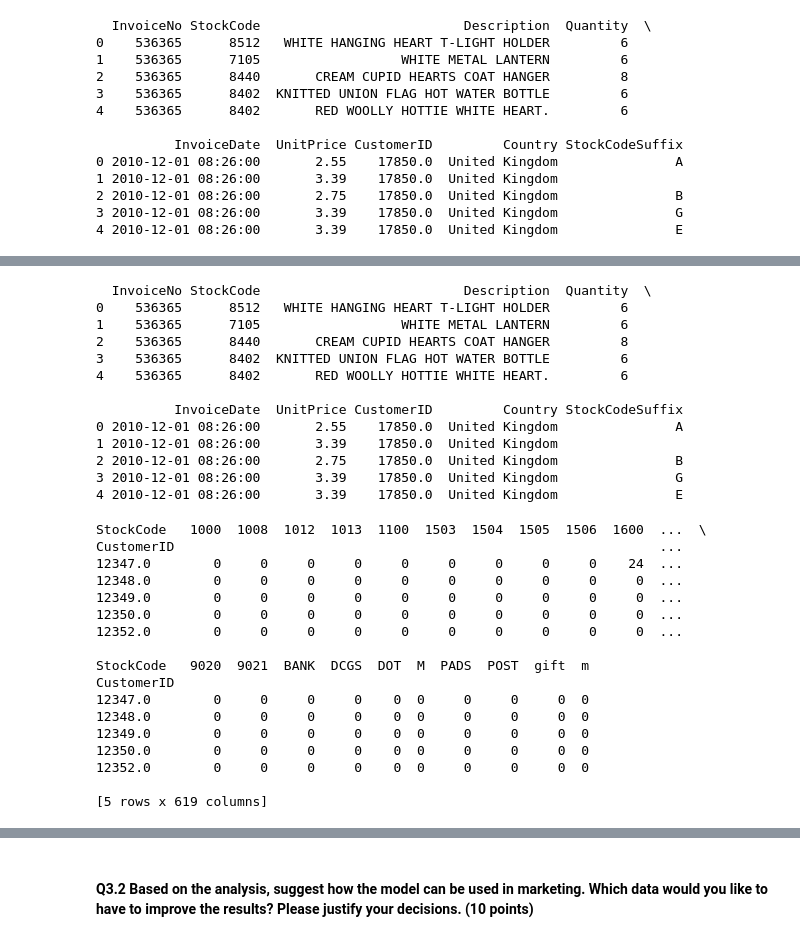
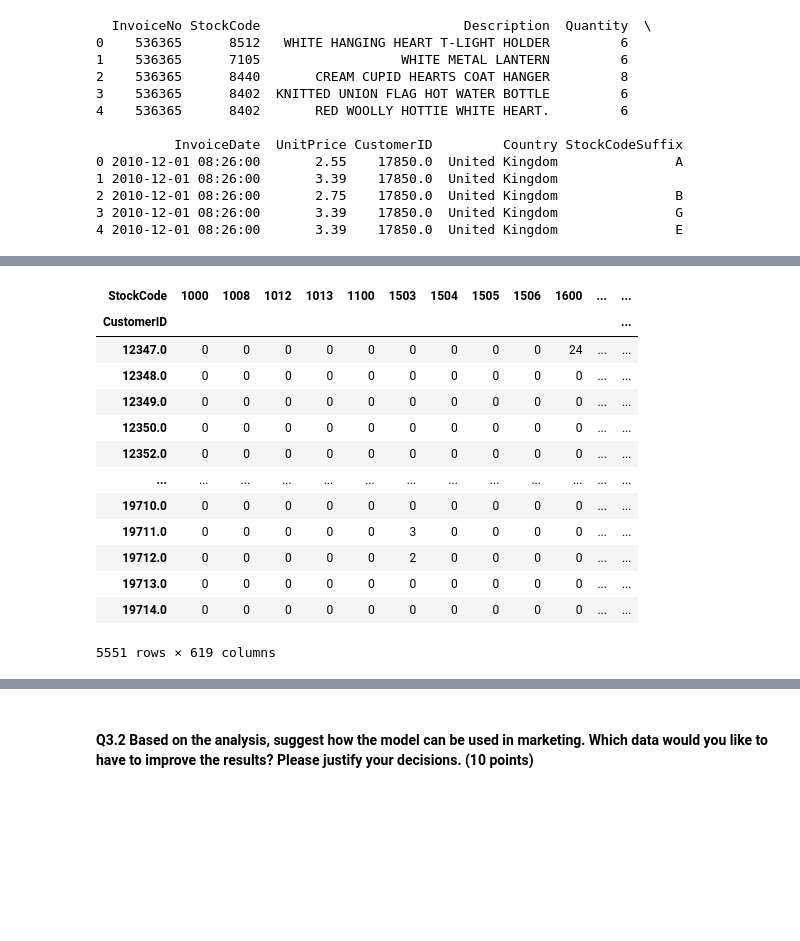
Before and after one commit to xxashwoodxx/Retail, a Jupyter notebook: Assignment 2 FarTrend.ipynb, the cells around one changed output, grey strips where cells are left out. Saved outputs shown, nothing was run; the diff lists cells and outputs as text; code cells hidden in the pictures; blank space fills up the shorter version.

```diff
--- a/Assignment 2 FarTrend.ipynb
+++ b/Assignment 2 FarTrend.ipynb
@@ -1522,45 +1533,24 @@ print(eda_final.head())
 # %%
 recommendation_1 = eda_final.copy()
-# %%
-print(recommendation_1.head())
-# %% [output]
-  InvoiceNo StockCode                          Description  Quantity  \
-0    536365      8512   WHITE HANGING HEART T-LIGHT HOLDER         6
-1    536365      7105                  WHITE METAL LANTERN         6
-2    536365      8440       CREAM CUPID HEARTS COAT HANGER         8
-3    536365      8402  KNITTED UNION FLAG HOT WATER BOTTLE         6
-4    536365      8402       RED WOOLLY HOTTIE WHITE HEART.         6
-
-          InvoiceDate  UnitPrice CustomerID         Country StockCodeSuffix
-0 2010-12-01 08:26:00       2.55    17850.0  United Kingdom               A
-1 2010-12-01 08:26:00       3.39    17850.0  United Kingdom
-2 2010-12-01 08:26:00       2.75    17850.0  United Kingdom               B
-3 2010-12-01 08:26:00       3.39    17850.0  United Kingdom               G
-4 2010-12-01 08:26:00       3.39    17850.0  United Kingdom               E
 # %%
 import pandas as pd
 from scipy.sparse import csr_matrix
 from sklearn.neighbors import NearestNeighbors
 
-# Create the user-item interaction matrix
 interaction_matrix = recommendation_1.pivot_table(index='CustomerID', columns='StockCode', values='Quantity', aggfunc='sum', fill_value=0)
+interaction_matrix
+# %% [output]
+| StockCode | 1000 | 1008 | 1012 | 1013 | 1100 | 1503 | 1504 | 1505 | 1506 | 1600 | ... | ... |
+| CustomerID |  |  |  |  |  |  |  |  |  |  |  | ... |
+| 12347.0 | 0 | 0 | 0 | 0 | 0 | 0 | 0 | 0 | 0 | 24 | ... | ... |
+| 12348.0 | 0 | 0 | 0 | 0 | 0 | 0 | 0 | 0 | 0 | 0 | ... | ... |
+| 12349.0 | 0 | 0 | 0 | 0 | 0 | 0 | 0 | 0 | 0 | 0 | ... | ... |
+| 12350.0 | 0 | 0 | 0 | 0 | 0 | 0 | 0 | 0 | 0 | 0 | ... | ... |
+| 12352.0 | 0 | 0 | 0 | 0 | 0 | 0 | 0 | 0 | 0 | 0 | ... | ... |
+| ... | ... | ... | ... | ... | ... | ... | ... | ... | ... | ... | ... | ... |
+| 19710.0 | 0 | 0 | 0 | 0 | 0 | 0 | 0 | 0 | 0 | 0 | ... | ... |
+| 19711.0 | 0 | 0 | 0 | 0 | 0 | 3 | 0 | 0 | 0 | 0 | ... | ... |
+| 19712.0 | 0 | 0 | 0 | 0 | 0 | 2 | 0 | 0 | 0 | 0 | ... | ... |
+| 19713.0 | 0 | 0 | 0 | 0 | 0 | 0 | 0 | 0 | 0 | 0 | ... | ... |
+| 19714.0 | 0 | 0 | 0 | 0 | 0 | 0 | 0 | 0 | 0 | 0 | ... | ... |
+5551 rows × 619 columns
-# %%
-print(interaction_matrix.head())
-# %% [output]
-StockCode   1000  1008  1012  1013  1100  1503  1504  1505  1506  1600  ...  \
-CustomerID                                                              ...
-12347.0        0     0     0     0     0     0     0     0     0    24  ...
-12348.0        0     0     0     0     0     0     0     0     0     0  ...
-12349.0        0     0     0     0     0     0     0     0     0     0  ...
-12350.0        0     0     0     0     0     0     0     0     0     0  ...
-12352.0        0     0     0     0     0     0     0     0     0     0  ...
-
-StockCode   9020  9021  BANK  DCGS  DOT  M  PADS  POST  gift  m
-CustomerID
-12347.0        0     0     0     0    0  0     0     0     0  0
-12348.0        0     0     0     0    0  0     0     0     0  0
-12349.0        0     0     0     0    0  0     0     0     0  0
-12350.0        0     0     0     0    0  0     0     0     0  0
-12352.0        0     0     0     0    0  0     0     0     0  0
-
-[5 rows x 619 columns]
```
Also changed, not shown: parts of 12 cells of this notebook.
